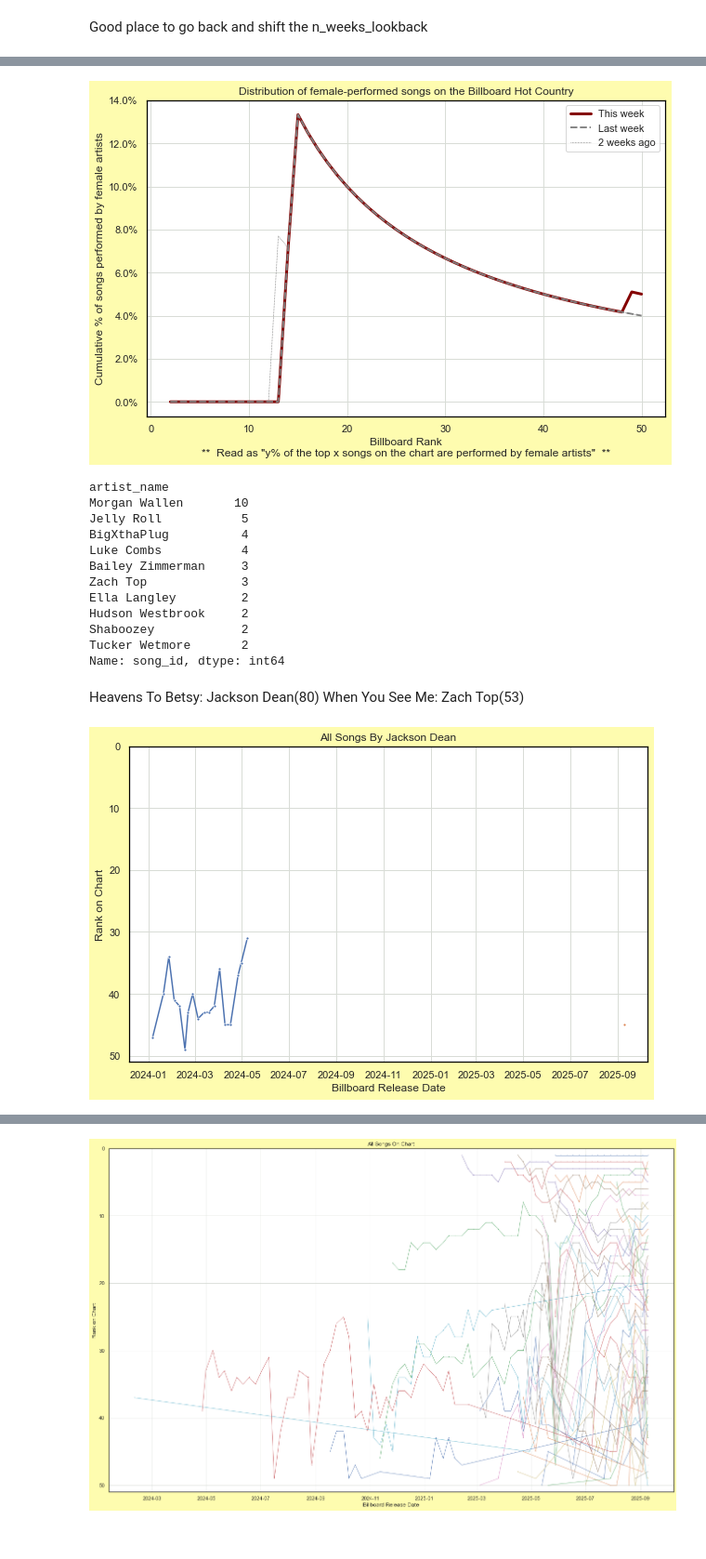
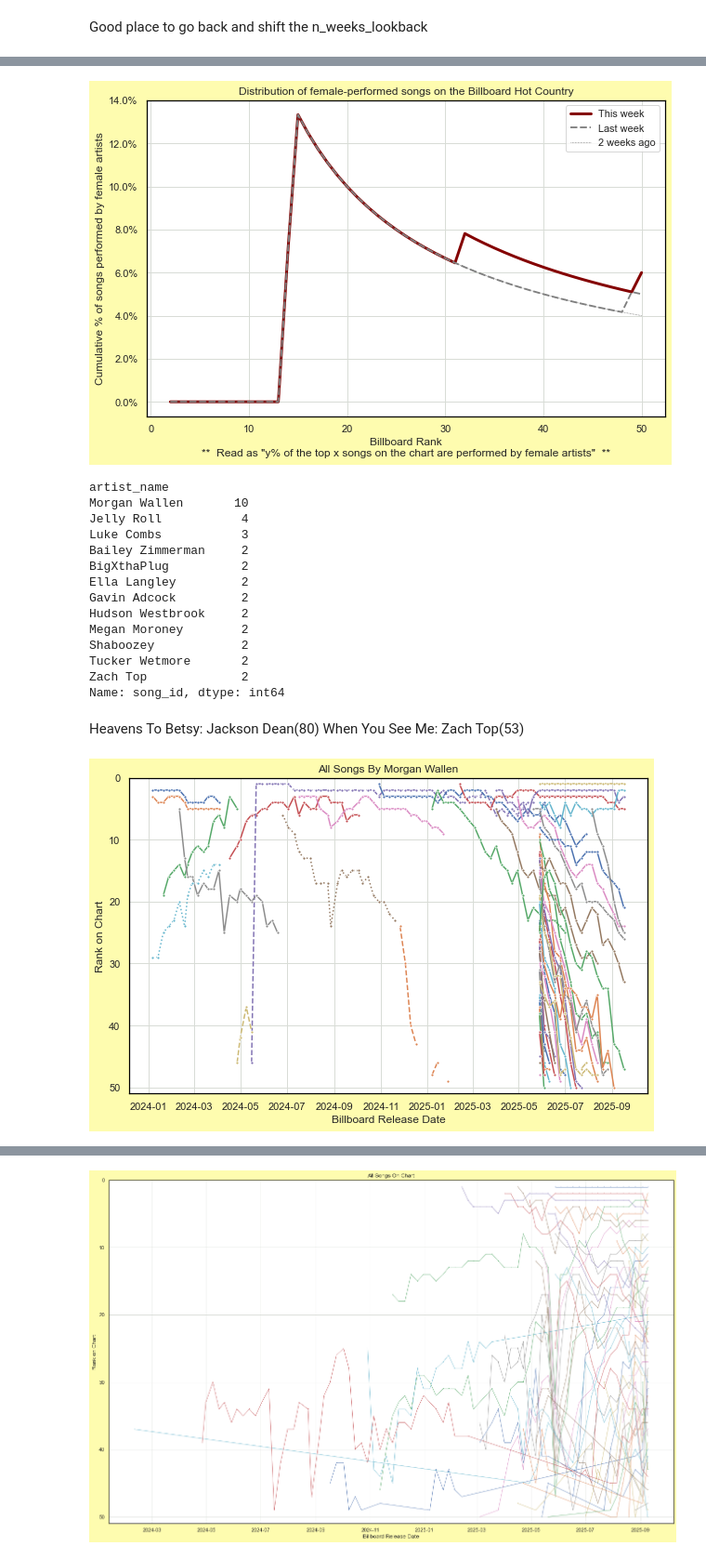
Before and after one commit to jwmanahan/billboard, a Jupyter notebook: add_new_week.ipynb, the cells around one changed output, grey strips where cells are left out. Shown at 93% size. Drawn from its saved outputs; the diff is of its cells as text; code cells hidden in the pictures.

```diff
--- a/add_new_week.ipynb
+++ b/add_new_week.ipynb
@@ -33,7 +33,7 @@ sns.set(
 # Change the billboard_observation_date!
 # %%
 current_date = date.today().strftime('%Y-%m-%d')
-billboard_observation_date = '2025-09-09'
+billboard_observation_date = '2025-09-16'
 # %%
 # Set up SQL connection
 %config SqlMagic.autopandas = True
@@ -733,7 +732,7 @@ plt.xlabel(
 plt.ylabel('Cumulative % of songs performed by female artists')
 graph.yaxis.set_major_formatter(mtick.StrMethodFormatter('{x:.1%}'))
 # %% [output]
-[figure, old version]
+[figure, new version]
 # %%
 credit_type_to_linestyle = {
     'Lead artist' : 'solid'
@@ -751,15 +750,17 @@ df_weeks_for_artist[
 # %% [output]
 artist_name
 Morgan Wallen       10
-Jelly Roll           5
-BigXthaPlug          4
-Luke Combs           4
-Bailey Zimmerman     3
-Zach Top             3
+Jelly Roll           4
+Luke Combs           3
+Bailey Zimmerman     2
+BigXthaPlug          2
 Ella Langley         2
+Gavin Adcock         2
 Hudson Westbrook     2
+Megan Moroney        2
 Shaboozey            2
 Tucker Wetmore       2
+Zach Top             2
 Name: song_id, dtype: int64
 # %% [markdown]
 Heavens To Betsy: Jackson Dean(80)
@@ -767,7 +768,7 @@ When You See Me: Zach Top(53)
 # %%
 # For now, manual artist name selection
 # TODO: Create charts for every artist on this week's chart at once
-artist_name = 'Jackson Dean'
+artist_name = 'Morgan Wallen'
 
 df_weeks_this_artist = df_weeks_for_artist.query(
     f"artist_name == '{artist_name}'"
@@ -778,34 +779,34 @@ df_weeks_this_artist = df_weeks_for_artist.query(
 #     this_artist_id = input("Please input artist ID for differentiation")
 #     df_weeks_this_artist[
 #         df_weeks_this_artist[artist_id] == this_artist_id
 #     ]
 
 for _, row in df_weeks_this_artist.pivot( # TODO no pivot to support legend in char 'song_name'
     index = 'song_id'
     , columns = 'billboard_observation_date' #TODO: weeks ago
     , values = 'billboard_rank'
 ).fillna(
     np.inf # suppresses only if a different song is on the chart in any week within this song's gap
 ).iterrows():
     graph = sns.lineplot(
         data = row
         , linestyle = credit_type_to_linestyle[
             df_weeks_this_artist[
                 df_weeks_this_artist['song_id'] == row.name
             ].groupby('relationship_type').count().iloc[0].name
         ]
         , marker = '.'
     )
 
 graph.set(
     title = f'All Songs By {artist_name}'
     , xlabel = 'Billboard Release Date' # Really observation date (for now)
     , ylabel = 'Rank on Chart'
     , ylim = [0, 51]
 )
 graph.axes.invert_yaxis()
 # %% [output]
-[figure, old version]
+[figure, new version]
 # %%
 # TODO: Set comparison_observation_date as num weeks back, not specific date
 current_observation_date = billboard_observation_date
```
Also changed, not shown: parts of 12 cells of this notebook, 3 other files.
